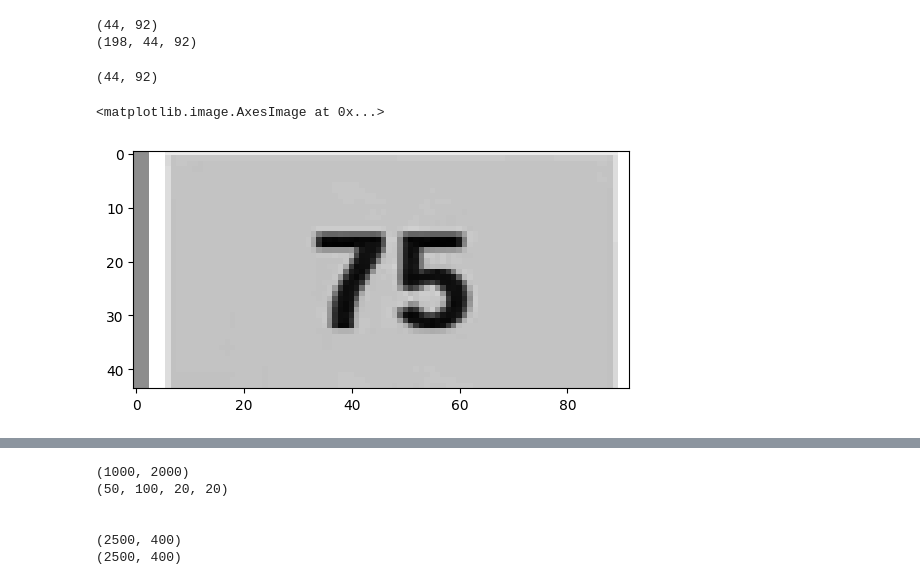
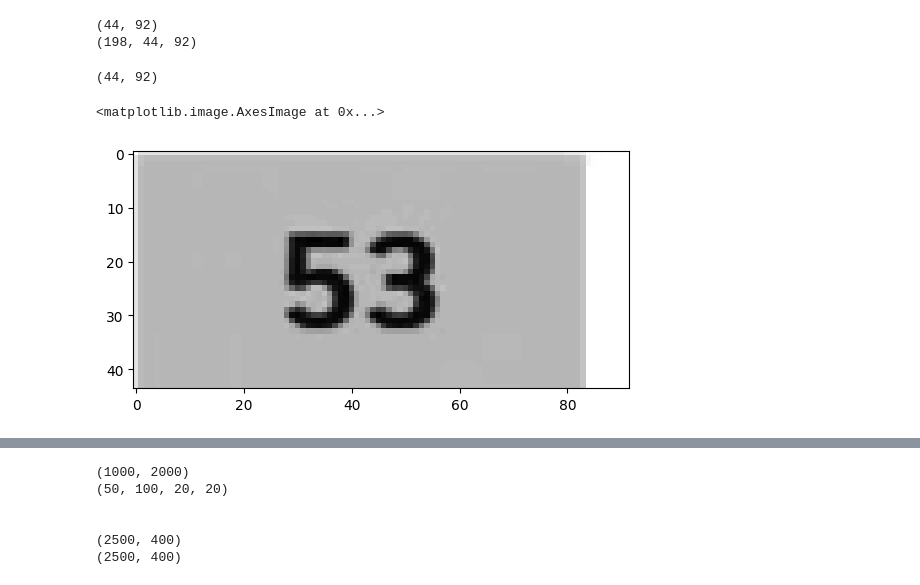
Before and after one commit to teleplayer123/image_classifier, a Jupyter notebook: test_image.ipynb, the cells around one changed output, grey strips where cells are left out. Drawn from its saved outputs; the diff is of its cells as text; code cells hidden in the pictures.

```diff
--- a/test_image.ipynb
+++ b/test_image.ipynb
@@ -140,23 +140,23 @@ print(a.shape)
 # %%
 import os
 import pandas as pd
 import numpy as np
 import cv2
 import matplotlib.pyplot as plt
 
 
 image_dir = os.path.join(os.getcwd(), "datasets", "newer_images")
-img1_path = os.path.join(image_dir, "image10.png")
+img1_path = os.path.join(image_dir, "image39.png")
 img1 = cv2.imread(img1_path)
 img1 = cv2.cvtColor(img1,cv2.COLOR_BGR2GRAY)
 
 print(img1.shape)
 
 plt.imshow(img1, cmap="binary")
 # %% [output]
 (44, 92)
 <matplotlib.image.AxesImage at 0x...>
-[figure, old version]
+[figure, new version]
 # %%
 import os
 
```
Also changed, not shown: parts of 2 cells of this notebook, 1 other file.
